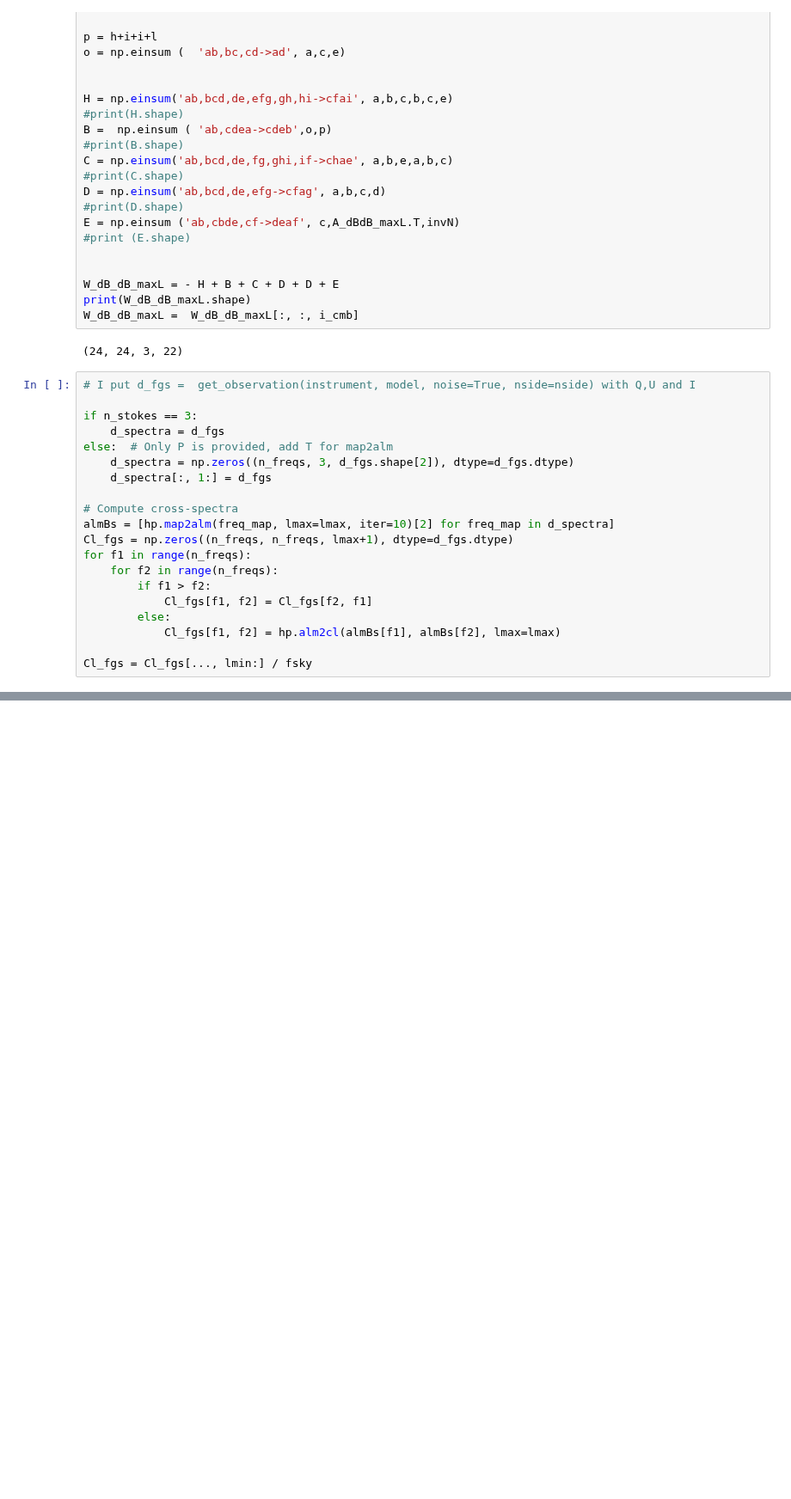
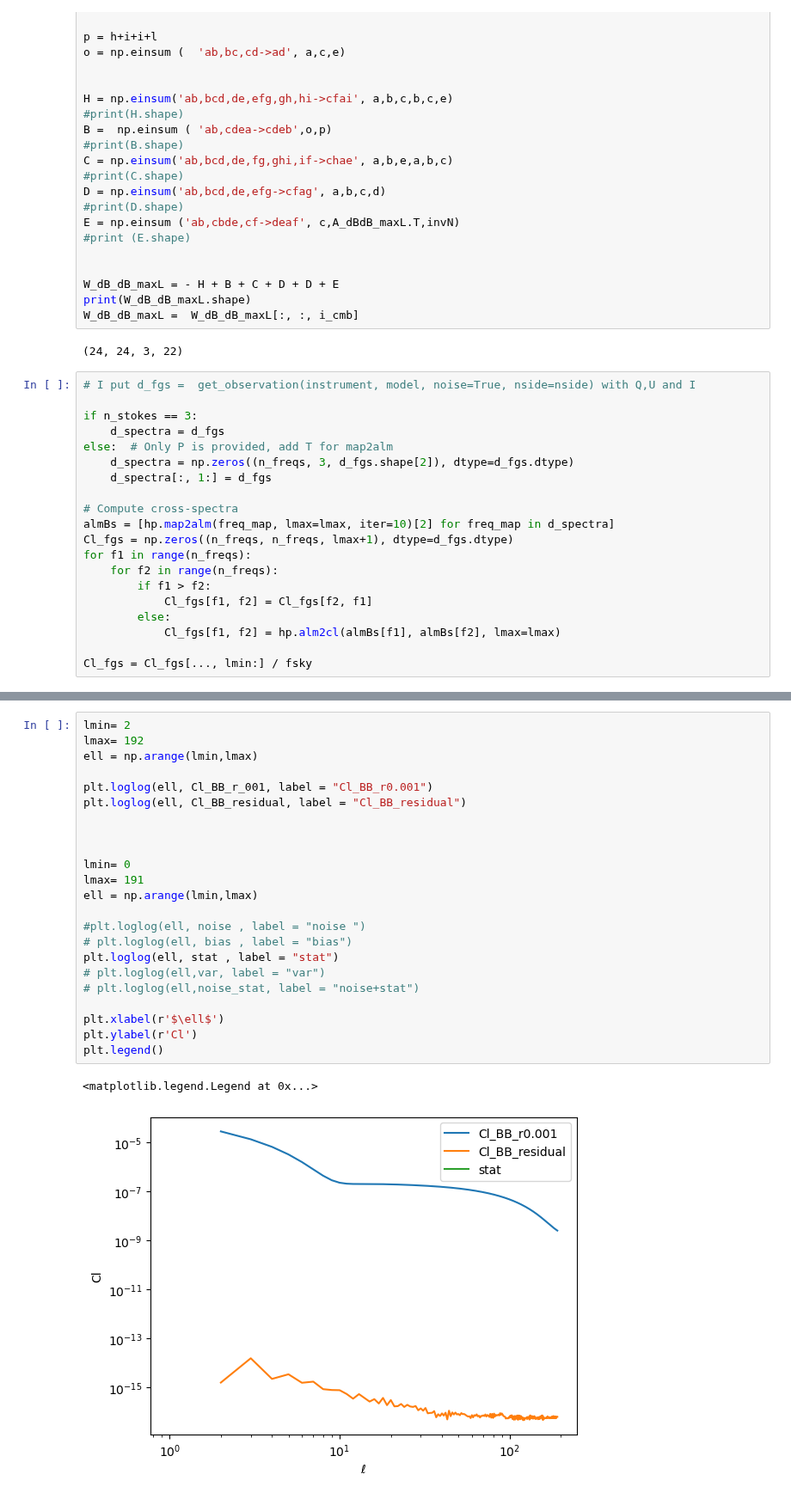
Before and after one commit to AlicePirotta/APC, a Jupyter notebook: pipeline residuals_new.ipynb, the cells around one changed output, grey strips where cells are left out. Shown at 86% size. Drawn from its saved outputs; the diff is of its cells as text; blank space fills up the shorter version.

```diff
--- a/pipeline residuals_new.ipynb
+++ b/pipeline residuals_new.ipynb
@@ -498,0 +586,26 @@ plt.legend()
+# %%
+lmin= 2
+lmax= 192
+ell = np.arange(lmin,lmax)
+
+plt.loglog(ell, Cl_BB_r_001, label = "Cl_BB_r0.001")
+plt.loglog(ell, Cl_BB_residual, label = "Cl_BB_residual")
+
+
+
+lmin= 0
+lmax= 191
+ell = np.arange(lmin,lmax)
+
+#plt.loglog(ell, noise , label = "noise ")
+# plt.loglog(ell, bias , label = "bias")
+plt.loglog(ell, stat , label = "stat")
+# plt.loglog(ell,var, label = "var")
+# plt.loglog(ell,noise_stat, label = "noise+stat")
+
+plt.xlabel(r'$\ell$')
+plt.ylabel(r'Cl')
+plt.legend()
+# %% [output]
+<matplotlib.legend.Legend at 0x...>
+[figure, added]
```
Also changed, not shown: parts of 15 cells of this notebook.
